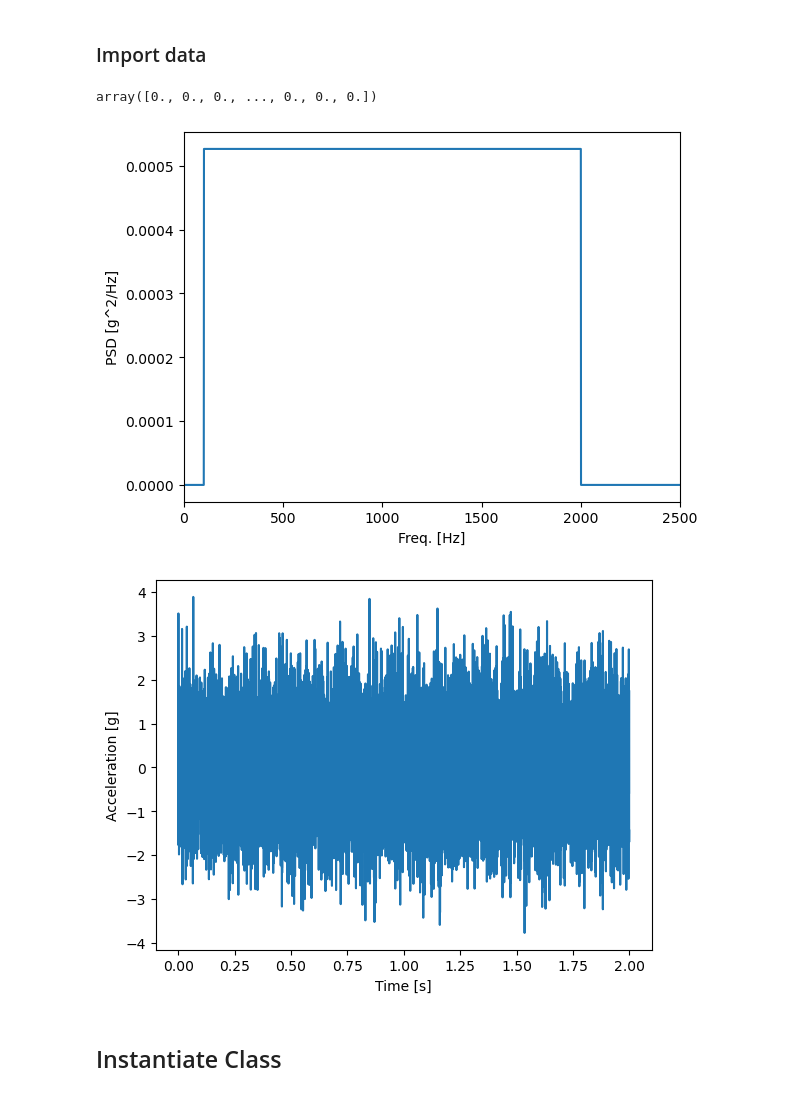
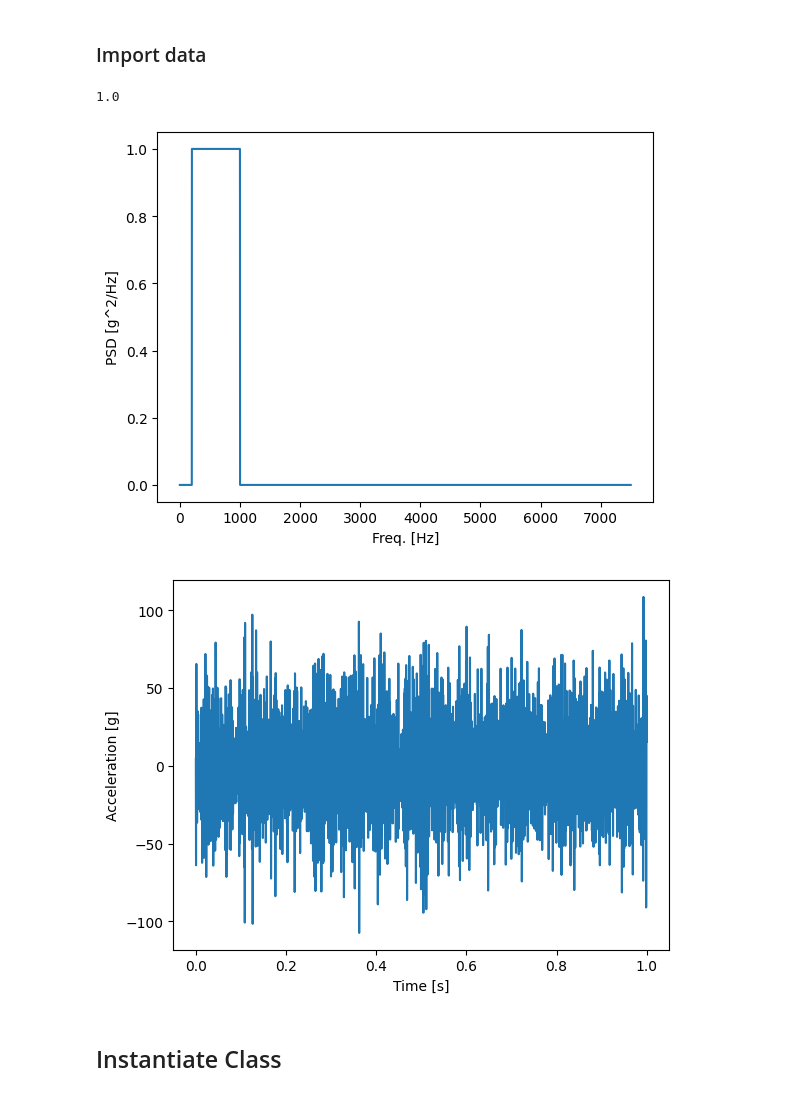
Before and after one commit to jasasonc/FatigueDS, a Jupyter notebook: Showcase Random.ipynb, the cells around one changed output. Cells and saved outputs as stored; diff of their text form; code cells hidden in the pictures.

Commit message:
Fixing issues in random psd and time methods

```diff
--- a/Showcase Random.ipynb
+++ b/Showcase Random.ipynb
@@ -8,38 +8,41 @@ import pyExSi as es
 # %% [markdown]
 ### Import data
 # %%
-fs = 20000 # sampling frequency [Hz]
-N = 2*fs # number of data points of time signal
+fs = 15000 # sampling frequency [Hz]
 
+
+time= 1
+
+N = int(time*fs) # number of data points of time signal
 t = np.arange(0,N)/fs # time vector
 
 # define frequency vector and one-sided flat-shaped PSD
-M = N//2 + 1 # number of data points of frequency vector
-freq_flat = np.arange(0, M, 1) * fs / N # frequency vector
-freq_lower = 100 # PSD lower frequency limit  [Hz]
-freq_upper = 2000 # PSD upper frequency limit [Hz]
-PSD_flat = es.get_psd(freq_flat, freq_lower, freq_upper) # one-sided flat-shaped PSD
+freq_flat = np.arange(0, fs/2, 1/time) # frequency vector
+freq_lower = 200 # PSD lower frequency limit  [Hz]
+freq_upper = 1000 # PSD upper frequency limit [Hz]
+PSD_flat = es.get_psd(freq_flat, freq_lower, freq_upper,variance=800) # one-sided flat-shaped PSD
+
 
 #get gaussian stationary signal
 gausian_signal = es.random_gaussian(N, PSD_flat, fs)
-# %%
-PSD_flat
-# %% [output]
-array([0., 0., 0., ..., 0., 0., 0.])
+# %%
+freq_flat[1]
+# %% [output]
+1.0
 # %%
 plt.plot(freq_flat, PSD_flat)
 plt.xlabel('Freq. [Hz]')
 plt.ylabel('PSD [g^2/Hz]')
-plt.xlim(0,2500)
+#plt.ylim(0.9,1.1)
 plt.show()
 
 plt.plot(t,gausian_signal)
 plt.xlabel('Time [s]')
 plt.ylabel('Acceleration [g]')
 plt.show()
 # %% [output]
-[figure, old version]
+[figure, new version]
-[figure, old version]
+[figure, new version]
 # %% [markdown]
 ## Instantiate Class
 # %%
```
Also changed, not shown: parts of 52 cells of this notebook, 3 other files.
